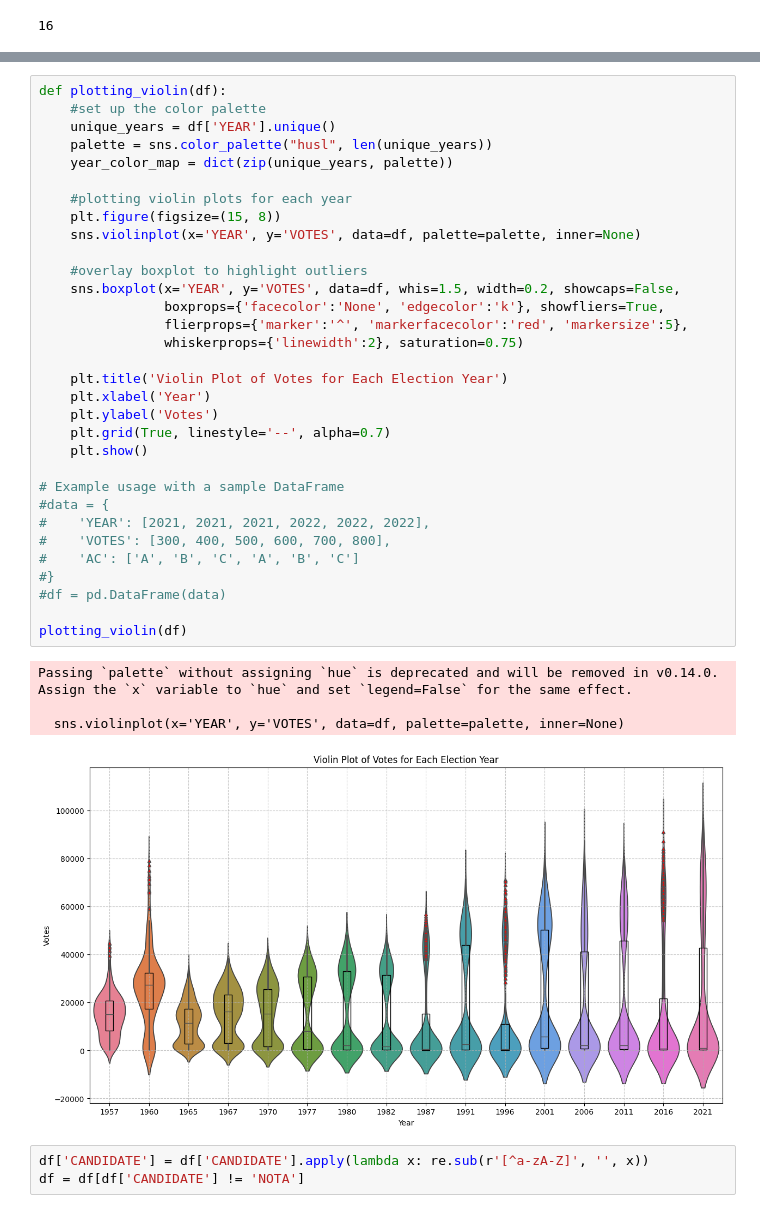
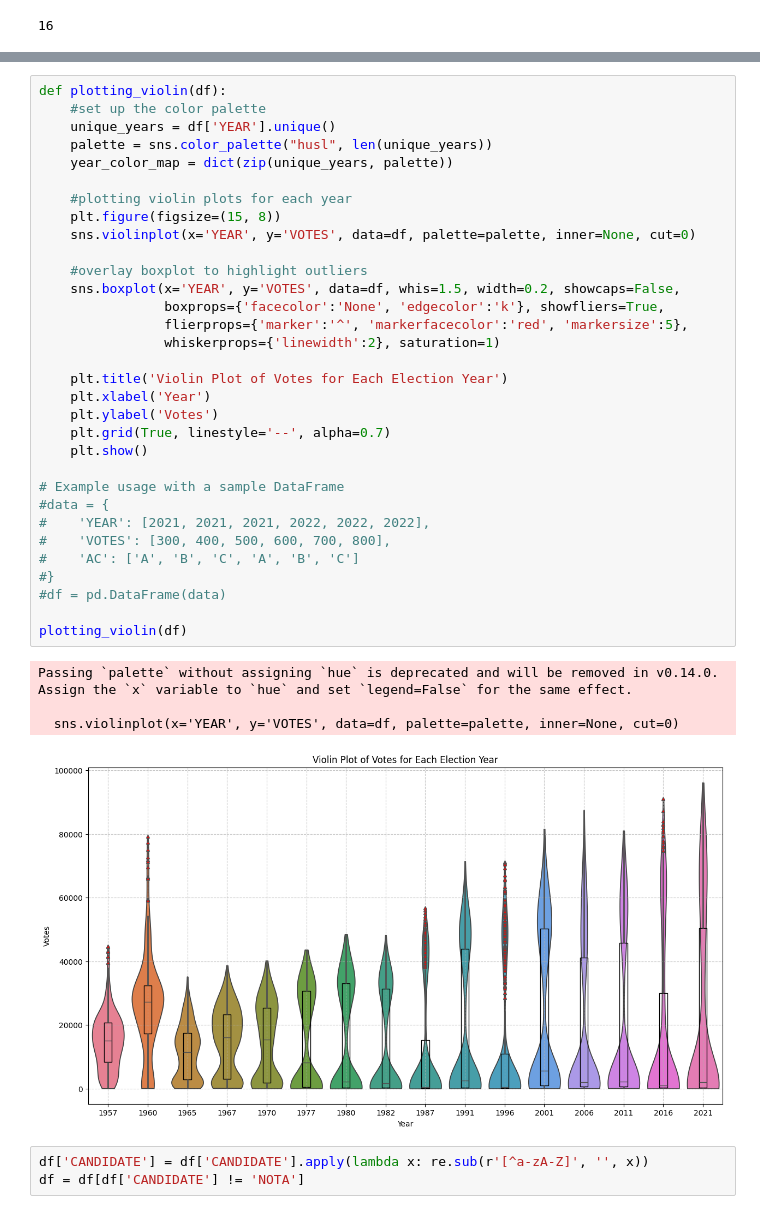
Before and after one commit to sonjaove/progg-and-DS-from-IITM, a Jupyter notebook: project work/project 1/peer_review_work.ipynb, the cells around one changed output, grey strips where cells are left out. Saved outputs shown, nothing was run; the diff lists cells and outputs as text.

Commit message:
checking the oulier years

```diff
--- a/project work/project 1/peer_review_work.ipynb
+++ b/project work/project 1/peer_review_work.ipynb
@@ -91,37 +91,37 @@ def plotting_violin(df):
     unique_years = df['YEAR'].unique()
     palette = sns.color_palette("husl", len(unique_years))
     year_color_map = dict(zip(unique_years, palette))
 
     #plotting violin plots for each year
     plt.figure(figsize=(15, 8))
-    sns.violinplot(x='YEAR', y='VOTES', data=df, palette=palette, inner=None)
+    sns.violinplot(x='YEAR', y='VOTES', data=df, palette=palette, inner=None, cut=0)
 
     #overlay boxplot to highlight outliers
     sns.boxplot(x='YEAR', y='VOTES', data=df, whis=1.5, width=0.2, showcaps=False,
                 boxprops={'facecolor':'None', 'edgecolor':'k'}, showfliers=True,
                 flierprops={'marker':'^', 'markerfacecolor':'red', 'markersize':5},
-                whiskerprops={'linewidth':2}, saturation=0.75)
+                whiskerprops={'linewidth':2}, saturation=1)
 
     plt.title('Violin Plot of Votes for Each Election Year')
     plt.xlabel('Year')
     plt.ylabel('Votes')
     plt.grid(True, linestyle='--', alpha=0.7)
     plt.show()
 
 # Example usage with a sample DataFrame
 #data = {
 #    'YEAR': [2021, 2021, 2021, 2022, 2022, 2022],
 #    'VOTES': [300, 400, 500, 600, 700, 800],
 #    'AC': ['A', 'B', 'C', 'A', 'B', 'C']
 #}
 #df = pd.DataFrame(data)
 
 plotting_violin(df)
 # %% [output]
 Passing `palette` without assigning `hue` is deprecated and will be removed in v0.14.0. Assign the `x` variable to `hue` and set `legend=False` for the same effect.
 
-  sns.violinplot(x='YEAR', y='VOTES', data=df, palette=palette, inner=None)
+  sns.violinplot(x='YEAR', y='VOTES', data=df, palette=palette, inner=None, cut=0)
-[figure, old version]
+[figure, new version]
 # %%
 df['CANDIDATE'] = df['CANDIDATE'].apply(lambda x: re.sub(r'[^a-zA-Z]', '', x))
 df = df[df['CANDIDATE'] != 'NOTA']
```
Also changed, not shown: parts of 14 cells of this notebook.
